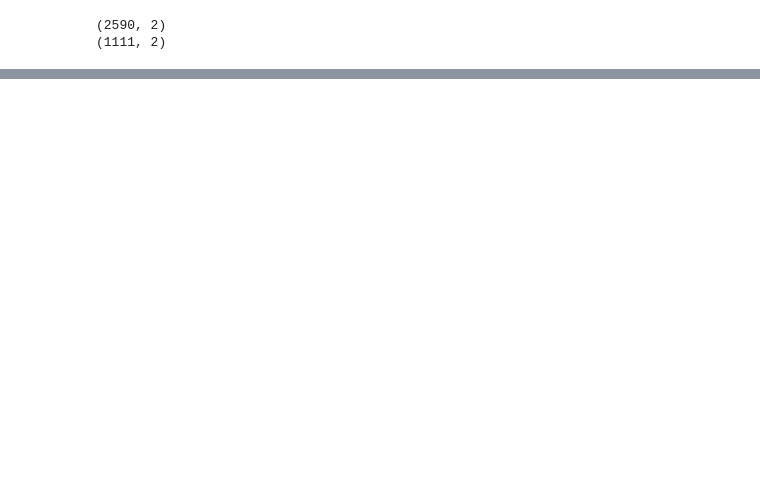
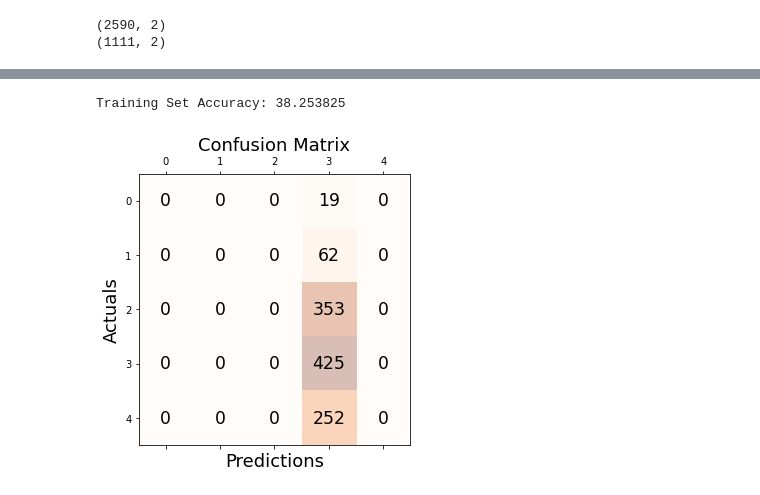
Before and after one commit to nghiavuPrac/AIL_Assignment, a Jupyter notebook: Assignment_2/predict_viewerFeeling.ipynb, the cells around one changed output, grey strips where cells are left out. Cells and saved outputs as stored; diff of their text form; code cells hidden in the pictures; blank space fills up the shorter version.

```diff
--- a/Assignment_2/predict_viewerFeeling.ipynb
+++ b/Assignment_2/predict_viewerFeeling.ipynb
@@ -329,0 +336,5 @@ result[0:30]
+# %%
+y_predict = hypothesis(x_test,theta) * 5
+pred =predict_standardize(y_predict)
+print(pred)
+y_test = y_test * 5
@@ -329,0 +349,23 @@ result[0:30]
+# %%
+print(f'Training Set Accuracy: {(pred == y_test).mean() * 100:f}')
+# %% [output]
+Training Set Accuracy: 38.253825
+# %%
+from sklearn.metrics import confusion_matrix
+from sklearn.metrics import precision_score, recall_score, f1_score, accuracy_score
+conf_matrix = confusion_matrix(y_true=y_test, y_pred=y_predict)
+#
+# Print the confusion matrix using Matplotlib
+#
+fig, ax = plt.subplots(figsize=(5, 5))
+ax.matshow(conf_matrix, cmap=plt.cm.Oranges, alpha=0.3)
+for i in range(conf_matrix.shape[0]):
+    for j in range(conf_matrix.shape[1]):
+        ax.text(x=j, y=i,s=conf_matrix[i, j], va='center', ha='center', size='xx-large')
+
+plt.xlabel('Predictions', fontsize=18)
+plt.ylabel('Actuals', fontsize=18)
+plt.title('Confusion Matrix', fontsize=18)
+plt.show()
+# %% [output]
+[figure, added]
```
Also changed, not shown: parts of 41 cells of this notebook, 4 other files.
